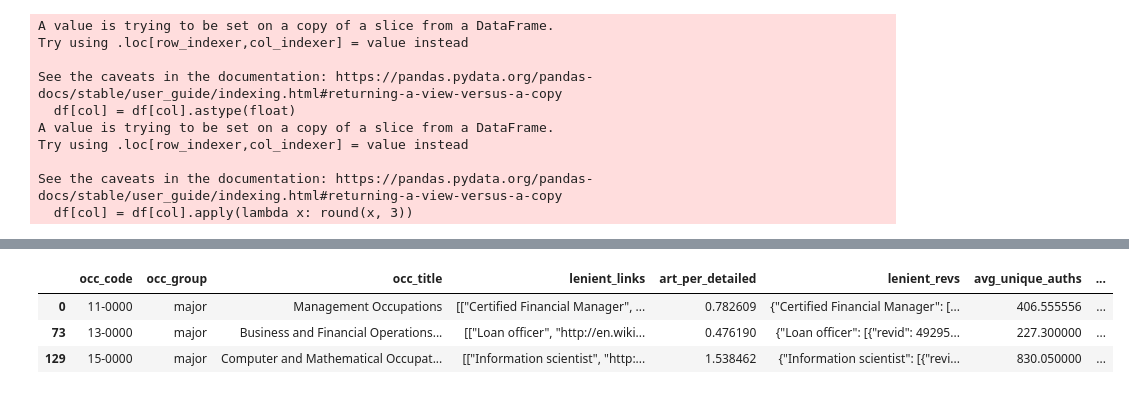
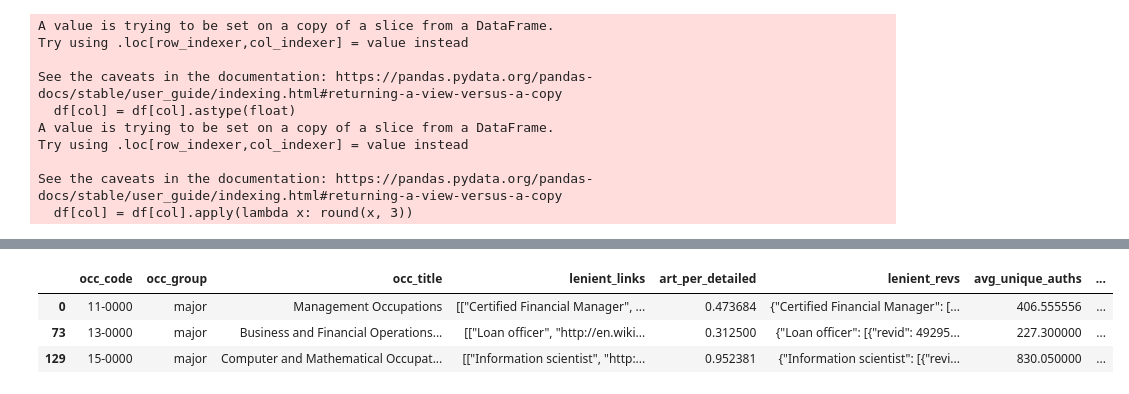
Before and after one commit to digital-scrappy/wikipedia-revisions, a Jupyter notebook: Analysis/gender_race_analysis.ipynb, the cells around one changed output, grey strips where cells are left out. Saved outputs shown, nothing was run; the diff lists cells and outputs as text; code cells hidden in the pictures.

```diff
--- a/Analysis/gender_race_analysis.ipynb
+++ b/Analysis/gender_race_analysis.ipynb
@@ -100,24 +101,24 @@ df_major.head(3)
 | 73 | 13-0000 | major | Business and Financial Operations... | [["Loan officer", "http://en.wiki... | {"Loan officer": [{"revid": 49295... | {"Loan officer": 10956, "Financia... | 0.548 | 0.780 | ... |
 | 129 | 15-0000 | major | Computer and Mathematical Occupat... | [["Information scientist", "http:... | {"Information scientist": [{"revi... | {"Information scientist": 2757, "... | 0.262 | 0.654 | ... |
 # %%
-articles_per_detailed = amount_detailed(df, df_major)
+articles_per_detailed = amount_detailed(df_all, df_major)
 unique_auths, page_lengths = avg_unique_auth_page_lengths(df_major)
 
 if "art_per_detailed" not in df_major:
     df_major.insert(4, "art_per_detailed", articles_per_detailed)
 
 if "avg_unique_auths" not in df_major:
     df_major.insert(6, "avg_unique_auths", unique_auths)
 
 if "avg_page_lengths" not in df_major:
     df_major.insert(8, "avg_page_lengths", page_lengths)
 
 df_major.head(3)
 # %% [output]
 |  | occ_code | occ_group | occ_title | lenient_links | art_per_detailed | lenient_revs | avg_unique_auths | ... |
-| 0 | 11-0000 | major | Management Occupations | [["Certified Financial Manager", ... | 0.782609 | {"Certified Financial Manager": [... | 406.555556 | ... |
-| 73 | 13-0000 | major | Business and Financial Operations... | [["Loan officer", "http://en.wiki... | 0.476190 | {"Loan officer": [{"revid": 49295... | 227.300000 | ... |
-| 129 | 15-0000 | major | Computer and Mathematical Occupat... | [["Information scientist", "http:... | 1.538462 | {"Information scientist": [{"revi... | 830.050000 | ... |
+| 0 | 11-0000 | major | Management Occupations | [["Certified Financial Manager", ... | 0.473684 | {"Certified Financial Manager": [... | 406.555556 | ... |
+| 73 | 13-0000 | major | Business and Financial Operations... | [["Loan officer", "http://en.wiki... | 0.312500 | {"Loan officer": [{"revid": 49295... | 227.300000 | ... |
+| 129 | 15-0000 | major | Computer and Mathematical Occupat... | [["Information scientist", "http:... | 0.952381 | {"Information scientist": [{"revi... | 830.050000 | ... |
 # %%
 def viz_two_axes(df, target_variable, second_metric):
     df_viz = df.sort_values(by = [second_metric])
```
Also changed, not shown: parts of 4 cells of this notebook, 1 other file.
